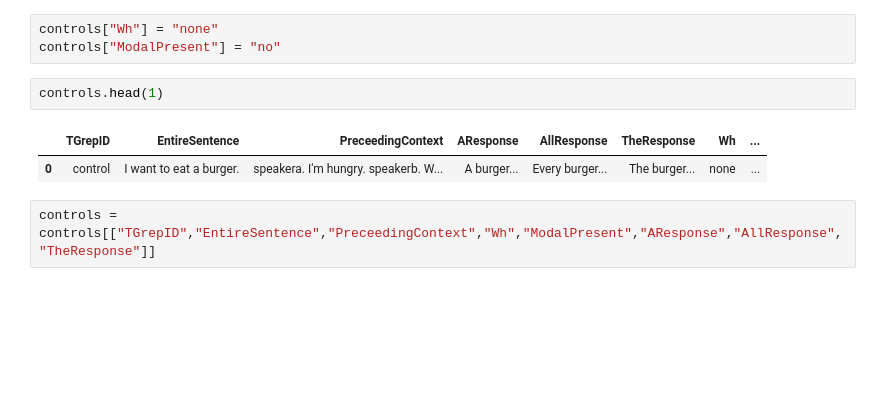
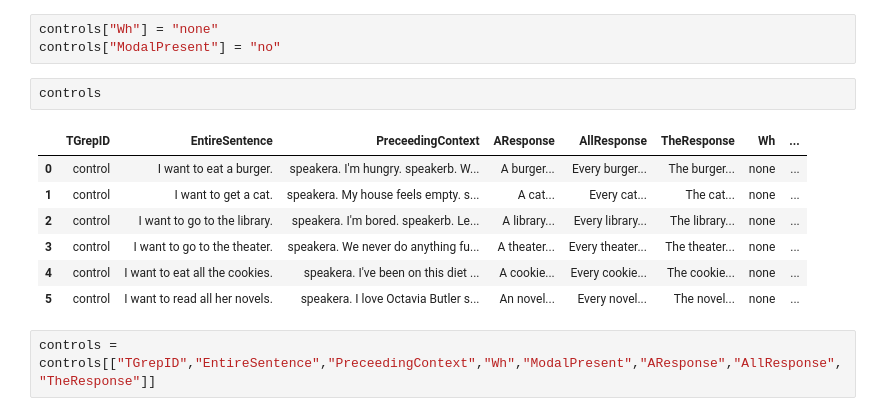
Before and after one commit to mcmoyer11/whquestions-tgrep2, a Jupyter notebook: corpus/analysis/sample_generator.ipynb, the cells around one changed output. Drawn from its saved outputs; the diff is of its cells as text; blank space fills up the shorter version.

```diff
--- a/corpus/analysis/sample_generator.ipynb
+++ b/corpus/analysis/sample_generator.ipynb
@@ -201,10 +201,15 @@ controls = pd.read_csv("../../experiments/clean_corpus/controls.csv")
 controls["Wh"] = "none"
 controls["ModalPresent"] = "no"
 # %%
-controls.head(1)
+controls
 # %% [output]
 |  | TGrepID | EntireSentence | PreceedingContext | AResponse | AllResponse | TheResponse | Wh | ... |
 | 0 | control | I want to eat a burger. | speakera. I'm hungry. speakerb. W... | A burger... | Every burger... | The burger... | none | ... |
+| 1 | control | I want to get a cat. | speakera. My house feels empty. s... | A cat... | Every cat... | The cat... | none | ... |
+| 2 | control | I want to go to the library. | speakera. I'm bored. speakerb. Le... | A library... | Every library... | The library... | none | ... |
+| 3 | control | I want to go to the theater. | speakera. We never do anything fu... | A theater... | Every theater... | The theater... | none | ... |
+| 4 | control | I want to eat all the cookies. | speakera. I've been on this diet ... | A cookie... | Every cookie... | The cookie... | none | ... |
+| 5 | control | I want to read all her novels. | speakera. I love Octavia Butler s... | An novel... | Every novel... | The novel... | none | ... |
 # %%
 controls = controls[["TGrepID","EntireSentence","PreceedingContext","Wh","ModalPresent","AResponse","AllResponse","TheResponse"]]
 # %%
```
Also changed, not shown: parts of 13 cells of this notebook, 12 other files.
